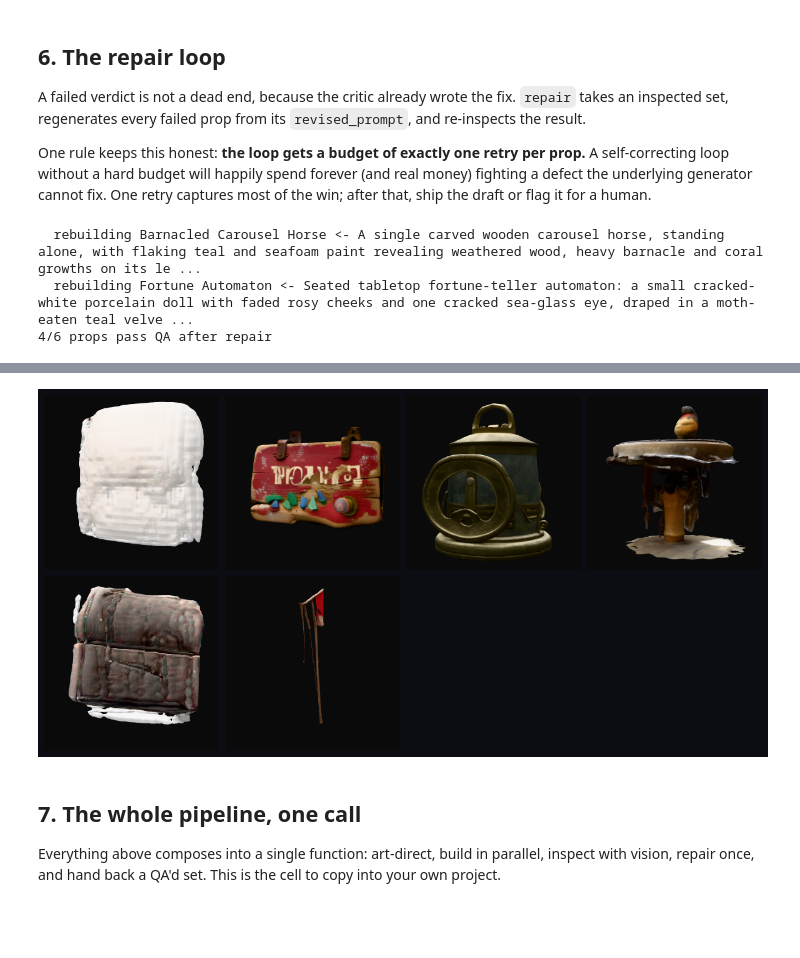
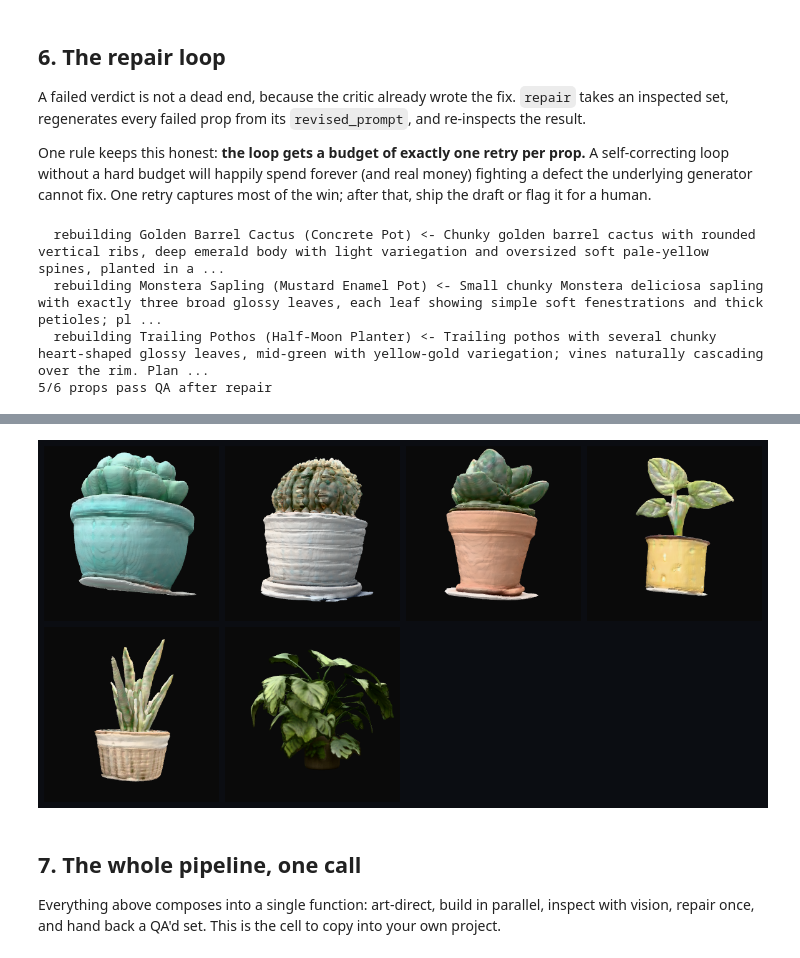
Before and after one commit to nirholas/Handshake, a Jupyter notebook: public/cookbook/text_to_3d_with_function_calling.ipynb, the cells around one changed output, grey strips where cells are left out. Saved outputs shown, nothing was run; the diff lists cells and outputs as text; code cells hidden in the pictures; blank space fills up the shorter version.

```diff
--- a/public/cookbook/text_to_3d_with_function_calling.ipynb
+++ b/public/cookbook/text_to_3d_with_function_calling.ipynb
@@ -468,14 +468,17 @@ Give it a brief and watch it work. The model invents the prop list, writes a
 clean prompt for each, and the tool turns every one into real geometry. Try your
 own brief in the last line:
 # %%
-CARNIVAL_BRIEF = "Design a collectible set for a haunted seaside carnival."
+WINDOWSILL_BRIEF = (
+    "Design a collectible set of chunky potted houseplants for a sunny "
+    "windowsill: succulents, cacti, and broad-leaf plants in characterful pots."
+)
 
-collection = run_art_director(CARNIVAL_BRIEF)
+collection = run_art_director(WINDOWSILL_BRIEF)
 
 print("\nArt director:", collection["reply"])
 render_models(
     collection["items"],
-    title="Haunted seaside carnival",
+    title="A windowsill of houseplants",
     subtitle="Designed and built by the model from a single-line brief.",
 )
 # %% [output]
@@ -754,41 +757,42 @@ human.
 # %%
 def repair(inspected: list, theme: str) -> list:
     """Regenerate each failed prop once, from the critic's own revised prompt."""
     def fix(item):
         verdict = item["verdict"]
         if verdict["passed"] or not verdict["revised_prompt"]:
             return item
         print(f"  rebuilding {item['name']} <- {verdict['revised_prompt']}")
         try:
             redo = generate_3d_model(verdict["revised_prompt"], name=item["name"])
         except (GenerationError, requests.RequestException) as err:
             print(f"  rebuild failed for {item['name']}, keeping the draft: {err}")
             return item
         redone = inspect_model(redo, theme)
         redone["repaired"] = True
         return redone
 
     with ThreadPoolExecutor(max_workers=4) as pool:
         return list(pool.map(fix, inspected))
 
 
-carnival_final = repair(inspected, CARNIVAL_BRIEF)
+windowsill_final = repair(inspected, WINDOWSILL_BRIEF)
 
-passed = sum(1 for it in carnival_final if it["verdict"]["passed"])
-print(f"{passed}/{len(carnival_final)} props pass QA after repair")
+passed = sum(1 for it in windowsill_final if it["verdict"]["passed"])
+print(f"{passed}/{len(windowsill_final)} props pass QA after repair")
 render_models(
     [{**it, "name": it["name"] + (" · rebuilt" if it.get("repaired") else "")}
-     for it in carnival_final],
-    title="Haunted seaside carnival, after QA",
+     for it in windowsill_final],
+    title="The windowsill, after QA",
     subtitle="Every prop was inspected by the model; failures were rebuilt from "
              "the critic's own revised prompt.",
 )
 # %% [output]
-  rebuilding Barnacled Carousel Horse <- A single carved wooden carousel horse, standing alone, with flaking teal and seafoam paint revealing weathered wood, heavy barnacle and coral growths on its le ...
-  rebuilding Fortune Automaton <- Seated tabletop fortune-teller automaton: a small cracked-white porcelain doll with faded rosy cheeks and one cracked sea-glass eye, draped in a moth-eaten teal velve ...
-4/6 props pass QA after repair
+  rebuilding Golden Barrel Cactus (Concrete Pot) <- Chunky golden barrel cactus with rounded vertical ribs, deep emerald body with light variegation and oversized soft pale‑yellow spines, planted in a ...
+  rebuilding Monstera Sapling (Mustard Enamel Pot) <- Small chunky Monstera deliciosa sapling with exactly three broad glossy leaves, each leaf showing simple soft fenestrations and thick petioles; pl ...
+  rebuilding Trailing Pothos (Half-Moon Planter) <- Trailing pothos with several chunky heart-shaped glossy leaves, mid-green with yellow-gold variegation; vines naturally cascading over the rim. Plan ...
+5/6 props pass QA after repair
 [interactive output not drawn]
-[figure, old version]
+[figure, new version]
 # %% [markdown]
 ## 7. The whole pipeline, one call
 
```
Also changed, not shown: parts of 4 cells of this notebook, 1 other file.
